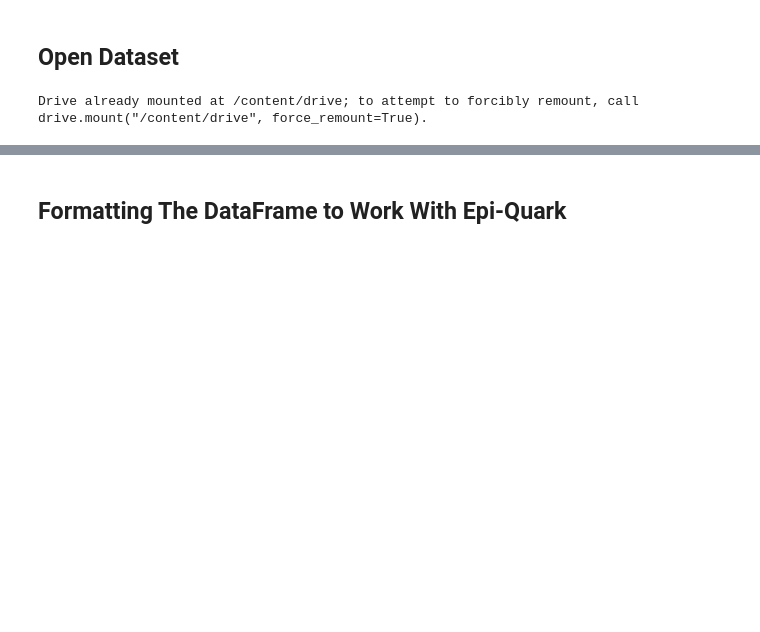
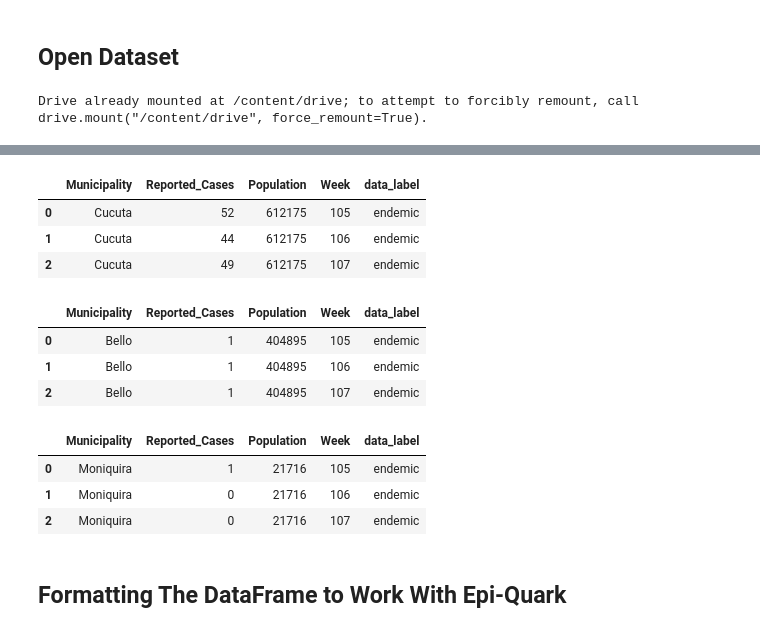
Before and after one commit to SahputraS/Advance-Statistics-For-Physics-Analysis, a Jupyter notebook: Outbreak_Detection_Evaluation_(Mosquito_Borne_Disease).ipynb, the cells around one changed output, grey strips where cells are left out. Saved outputs shown, nothing was run; the diff lists cells and outputs as text; code cells hidden in the pictures; blank space fills up the shorter version.

```diff
--- a/Outbreak_Detection_Evaluation_(Mosquito_Borne_Disease).ipynb
+++ b/Outbreak_Detection_Evaluation_(Mosquito_Borne_Disease).ipynb
@@ -71,3 +85,27 @@ The threshold for dengue in Bello + Moniquira Mun. is 17.0 cases
+# %%
+cases_cucuta['data_label'] = cases_total['data_label']
+cases_cucuta.head(3)
+# %% [output]
+|  | Municipality | Reported_Cases | Population | Week | data_label |
+| 0 | Cucuta | 52 | 612175 | 105 | endemic |
+| 1 | Cucuta | 44 | 612175 | 106 | endemic |
+| 2 | Cucuta | 49 | 612175 | 107 | endemic |
+# %%
+cases_bello['data_label'] = cases_total['data_label']
+cases_bello.head(3)
+# %% [output]
+|  | Municipality | Reported_Cases | Population | Week | data_label |
+| 0 | Bello | 1 | 404895 | 105 | endemic |
+| 1 | Bello | 1 | 404895 | 106 | endemic |
+| 2 | Bello | 1 | 404895 | 107 | endemic |
+# %%
+cases_moni['data_label'] = cases_total['data_label']
+cases_moni.head(3)
+# %% [output]
+|  | Municipality | Reported_Cases | Population | Week | data_label |
+| 0 | Moniquira | 1 | 21716 | 105 | endemic |
+| 1 | Moniquira | 0 | 21716 | 106 | endemic |
+| 2 | Moniquira | 0 | 21716 | 107 | endemic |
 # %% [markdown]
 ## Formatting The DataFrame to Work With Epi-Quark
 # %%
```
Also changed, not shown: parts of 10 cells of this notebook.
